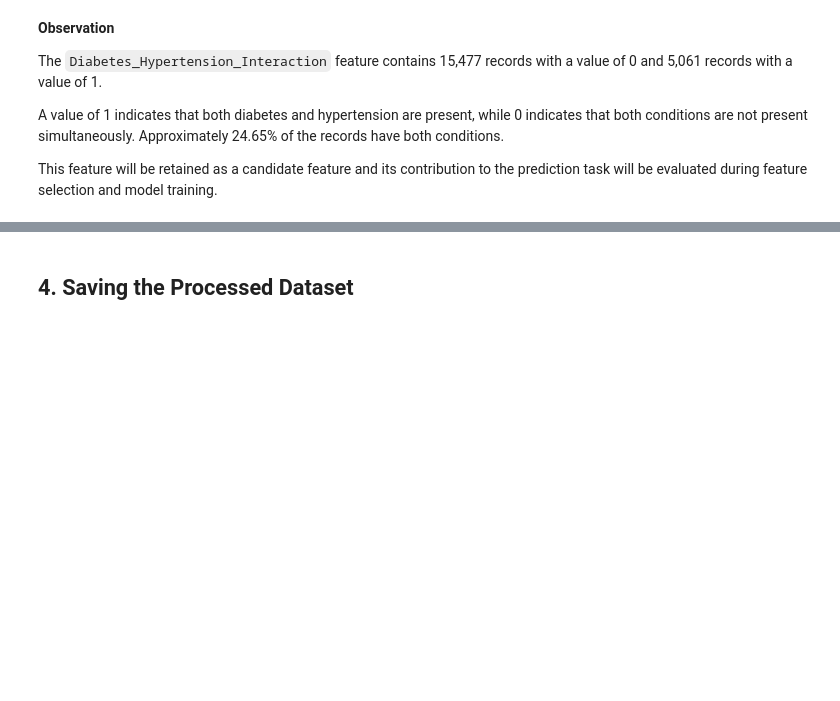
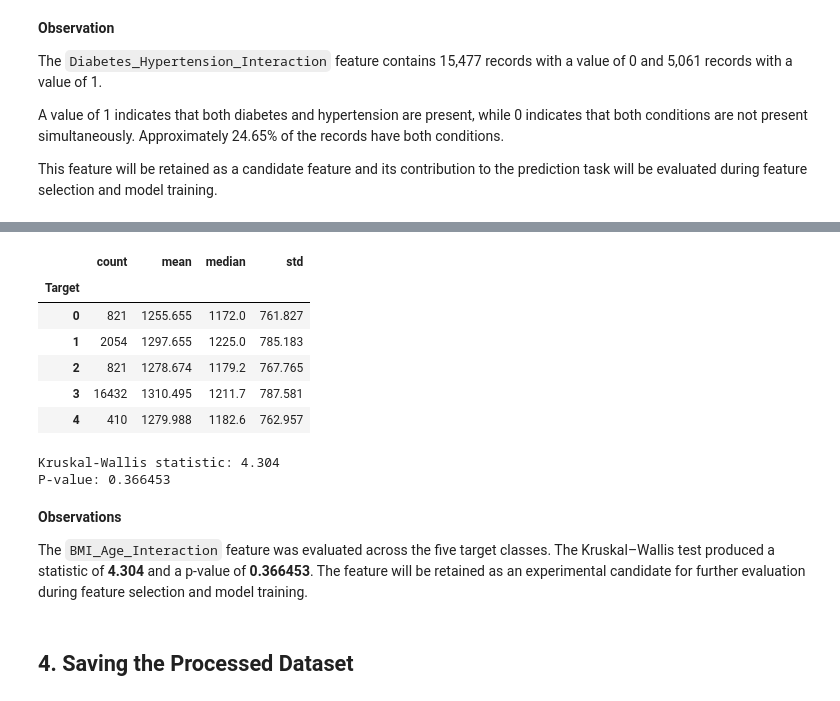
Before and after one commit to elgazar24/F21DL_Group_13, a Jupyter notebook: src/notebooks/Feature_Engineering/Feature_Engineering.ipynb, the cells around one changed output, grey strips where cells are left out. Drawn from its saved outputs; the diff is of its cells as text; code cells hidden in the pictures; blank space fills up the shorter version.

Commit message:
Added new feature BMI–Age Interaction

```diff
--- a/src/notebooks/Feature_Engineering/Feature_Engineering.ipynb
+++ b/src/notebooks/Feature_Engineering/Feature_Engineering.ipynb
@@ -272,0 +287,9 @@ This feature will be retained as a candidate feature and its contribution to the
+# %%
+
+# Create a candidate BMI-age interaction feature
+df_processed["BMI_Age_Interaction"] = (
+    df_processed["Body Mass Index (BMI)"]
+    * df_processed["Age of the patient"]
+)
+
+print(df_processed["BMI_Age_Interaction"].describe())
@@ -273,3 +306,36 @@ This feature will be retained as a candidate feature and its contribution to the
+# %%
+display(
+    df_processed.groupby("Target")["BMI_Age_Interaction"]
+    .agg(["count", "mean", "median", "std"])
+    .round(3)
+)
+# %% [output]
+|  | count | mean | median | std |
+| Target |  |  |  |  |
+| 0 | 821 | 1255.655 | 1172.0 | 761.827 |
+| 1 | 2054 | 1297.655 | 1225.0 | 785.183 |
+| 2 | 821 | 1278.674 | 1179.2 | 767.765 |
+| 3 | 16432 | 1310.495 | 1211.7 | 787.581 |
+| 4 | 410 | 1279.988 | 1182.6 | 762.957 |
+# %%
+from scipy.stats import kruskal
+
+groups = [
+    group["BMI_Age_Interaction"].values
+    for _, group in df_processed.groupby("Target", observed=True)
+]
+
+statistic, p_value = kruskal(*groups)
+
+print(f"Kruskal-Wallis statistic: {statistic:.3f}")
+print(f"P-value: {p_value:.6g}")
+# %% [output]
+Kruskal-Wallis statistic: 4.304
+P-value: 0.366453
+# %% [markdown]
+**Observations**
+
+The `BMI_Age_Interaction` feature was evaluated across the five target classes. The Kruskal–Wallis test produced a statistic of **4.304** and a p-value of **0.366453**. The feature will be retained as an experimental candidate for further evaluation during feature selection and model training.
 # %% [markdown]
 ## 4. Saving the Processed Dataset
 # %%
```
Also changed, not shown: parts of 2 cells of this notebook.
